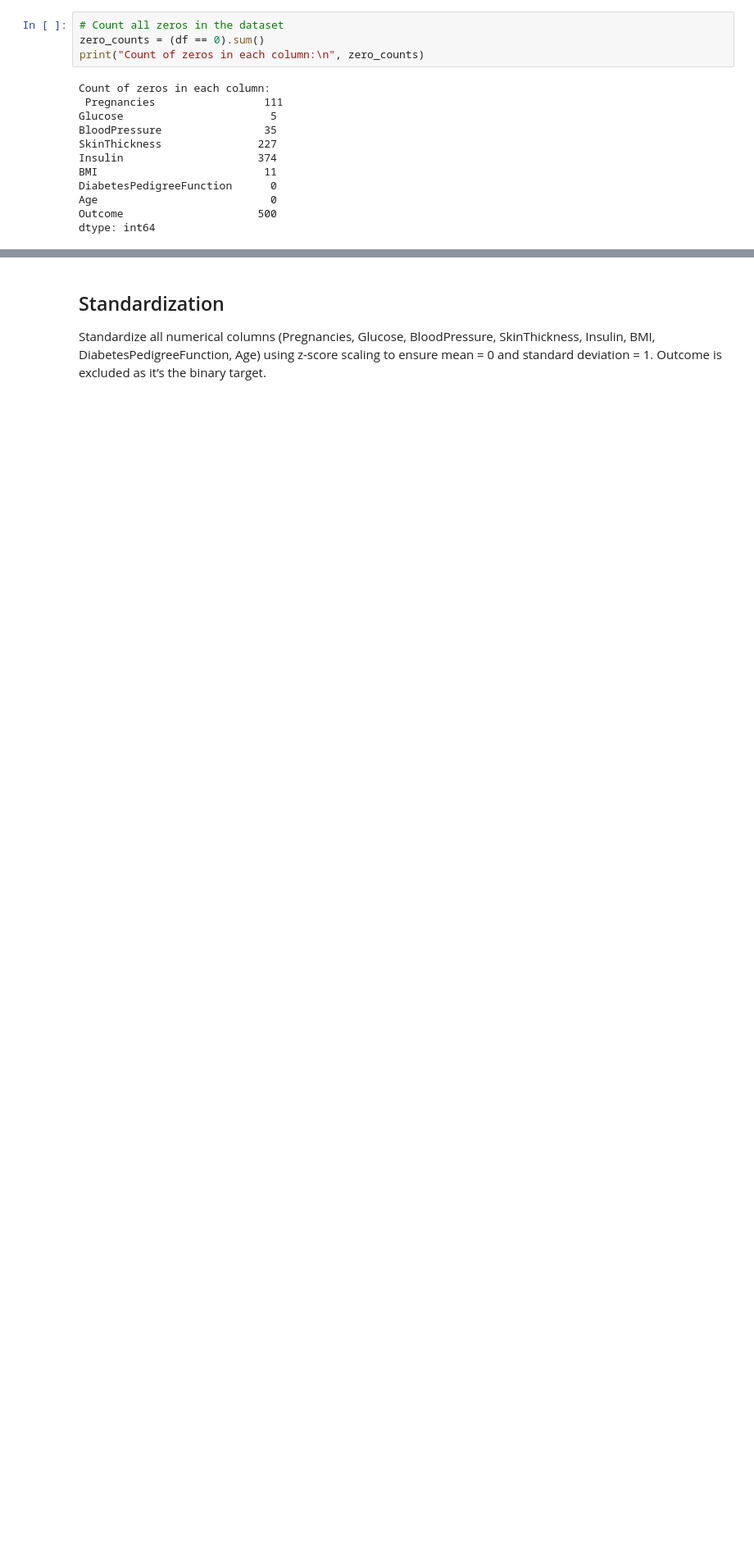
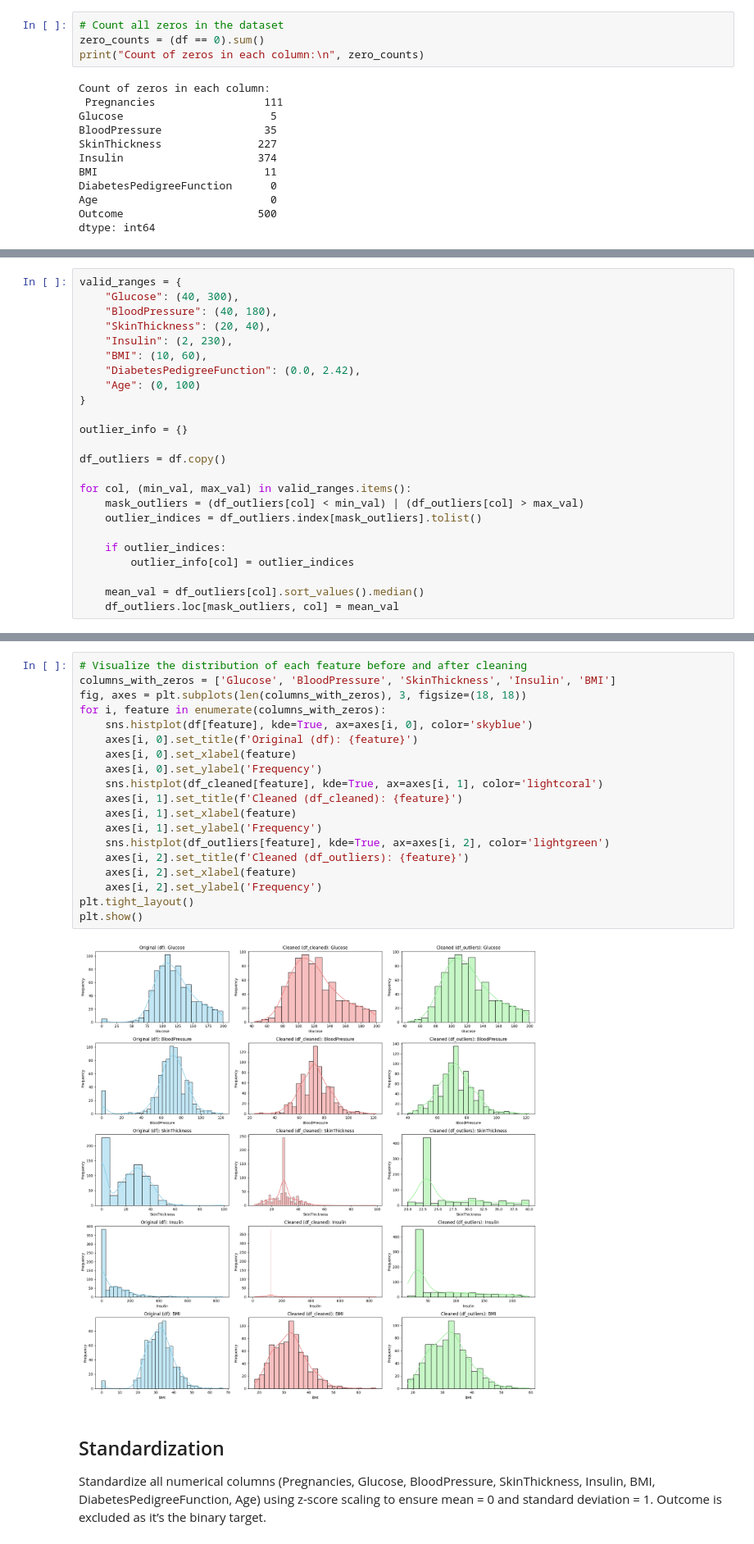
Before and after one commit to mrashutoshnigam/ai-ml-course, a Jupyter notebook: MLOps/G24AIXXXX.ipynb, the cells around one changed output, grey strips where cells are left out. Shown at 82% size. Drawn from its saved outputs; the diff is of its cells as text; blank space fills up the shorter version.

Commit message:
working copy

```diff
--- a/MLOps/G24AIXXXX.ipynb
+++ b/MLOps/G24AIXXXX.ipynb
@@ -163,0 +235,24 @@ Insulin at row 13: 125
+# %%
+valid_ranges = {
+    "Glucose": (40, 300),
+    "BloodPressure": (40, 180),
+    "SkinThickness": (20, 40),
+    "Insulin": (2, 230),
+    "BMI": (10, 60),
+    "DiabetesPedigreeFunction": (0.0, 2.42),
+    "Age": (0, 100)
+}
+
+outlier_info = {}
+
+df_outliers = df.copy()
+
+for col, (min_val, max_val) in valid_ranges.items():
+    mask_outliers = (df_outliers[col] < min_val) | (df_outliers[col] > max_val)
+    outlier_indices = df_outliers.index[mask_outliers].tolist()
+
+    if outlier_indices:
+        outlier_info[col] = outlier_indices
+
+    mean_val = df_outliers[col].sort_values().median()
+    df_outliers.loc[mask_outliers, col] = mean_val
@@ -164,3 +300,24 @@ Insulin at row 13: 125
+# %%
+# Visualize the distribution of each feature before and after cleaning
+columns_with_zeros = ['Glucose', 'BloodPressure', 'SkinThickness', 'Insulin', 'BMI']
+fig, axes = plt.subplots(len(columns_with_zeros), 3, figsize=(18, 18))
+for i, feature in enumerate(columns_with_zeros):
+    sns.histplot(df[feature], kde=True, ax=axes[i, 0], color='skyblue')
+    axes[i, 0].set_title(f'Original (df): {feature}')
+    axes[i, 0].set_xlabel(feature)
+    axes[i, 0].set_ylabel('Frequency')
+    sns.histplot(df_cleaned[feature], kde=True, ax=axes[i, 1], color='lightcoral')
+    axes[i, 1].set_title(f'Cleaned (df_cleaned): {feature}')
+    axes[i, 1].set_xlabel(feature)
+    axes[i, 1].set_ylabel('Frequency')
+    sns.histplot(df_outliers[feature], kde=True, ax=axes[i, 2], color='lightgreen')
+    axes[i, 2].set_title(f'Cleaned (df_outliers): {feature}')
+    axes[i, 2].set_xlabel(feature)
+    axes[i, 2].set_ylabel('Frequency')
+plt.tight_layout()
+plt.show()
+# %% [output]
+[figure, added]
 # %% [markdown]
 ## Standardization
 Standardize all numerical columns (Pregnancies, Glucose, BloodPressure, SkinThickness, Insulin, BMI, DiabetesPedigreeFunction, Age) using z-score scaling to ensure mean = 0 and standard deviation = 1. Outcome is excluded as it’s the binary target.
```
Also changed, not shown: parts of 33 cells of this notebook.
